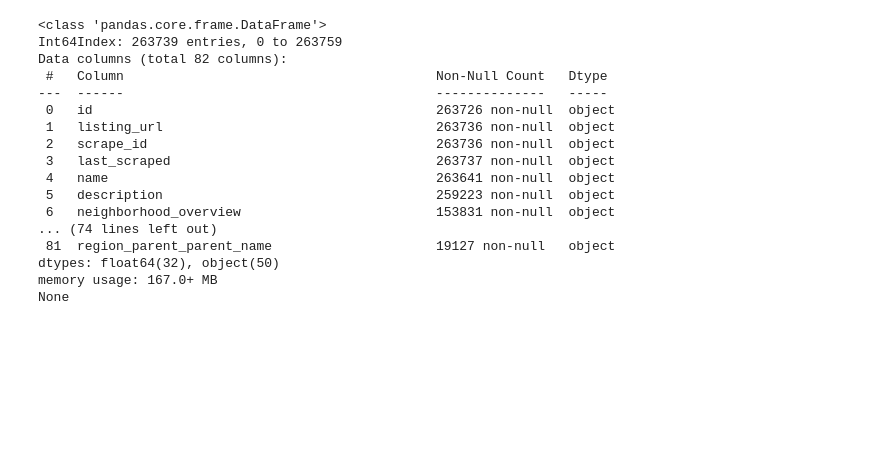
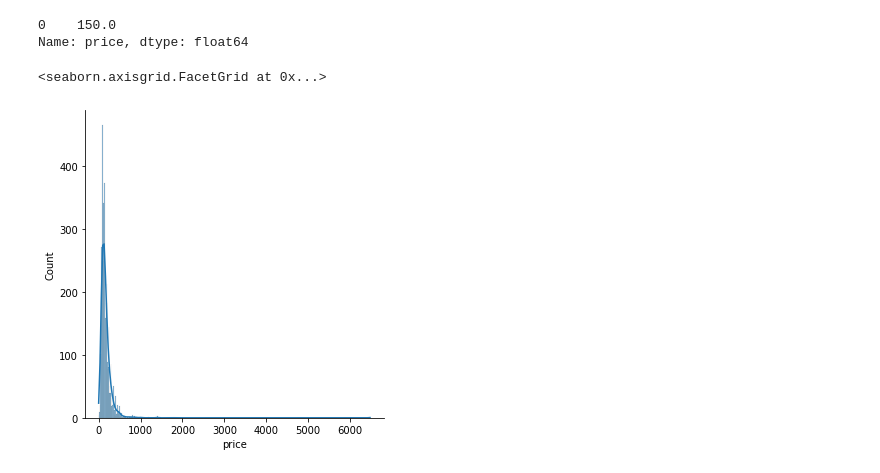
Before and after one commit to Pomilusky/KaggleCompeti, a Jupyter notebook: Code/Breef_Study.ipynb, the cells around one changed output. Cells and saved outputs as stored; diff of their text form; code cells hidden in the pictures; blank space fills up the shorter version.

```diff
--- a/Code/Breef_Study.ipynb
+++ b/Code/Breef_Study.ipynb
@@ -26,22 +12,4 @@ def print_full(x):
 df = pd.read_csv('../Data/train.csv')
 # %%
 df.dropna(subset=['price'], inplace=True)
-print_full(df.info())
+#print_full(df.info())
-# %% [output]
-<class 'pandas.core.frame.DataFrame'>
-Int64Index: 263739 entries, 0 to 263759
-Data columns (total 82 columns):
- #   Column                                        Non-Null Count   Dtype
----  ------                                        --------------   -----
- 0   id                                            263726 non-null  object
- 1   listing_url                                   263736 non-null  object
- 2   scrape_id                                     263736 non-null  object
- 3   last_scraped                                  263737 non-null  object
- 4   name                                          263641 non-null  object
- 5   description                                   259223 non-null  object
- 6   neighborhood_overview                         153831 non-null  object
-... (74 lines left out)
- 81  region_parent_parent_name                     19127 non-null   object
-dtypes: float64(32), object(50)
-memory usage: 167.0+ MB
-None
@@ -51,0 +16,12 @@ df_sample = df.sample(5000).reset_index(drop=True)
+# %%
+df_lowp = df[df.price < 1000] # Let's take just the lower prices to observe the distribution
+df_highp = df[df.price > 1000]
+df_vlowp = df[df.price < 300]
+# %%
+print(df_vlowp.price.mode())
+sns.displot(data=df, x='price', kind='hist',kde=True) # Veiem que es una T d'student MOLT deslpaçada cam als preus baixos.
+# %% [output]
+0    150.0
+Name: price, dtype: float64
+<seaborn.axisgrid.FacetGrid at 0x...>
+[figure, added]
```
Also changed, not shown: parts of 21 cells of this notebook, 3 other files.
